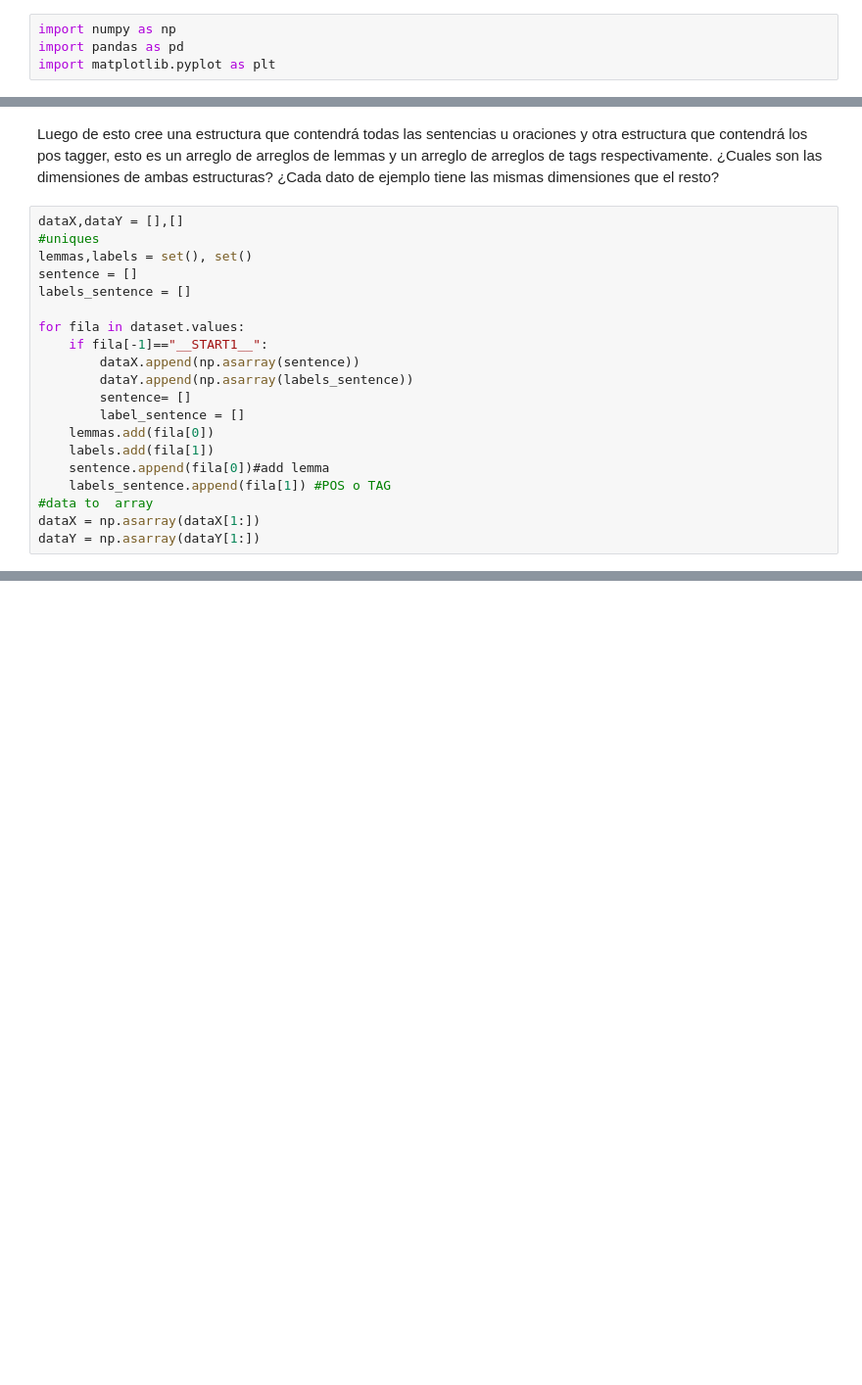
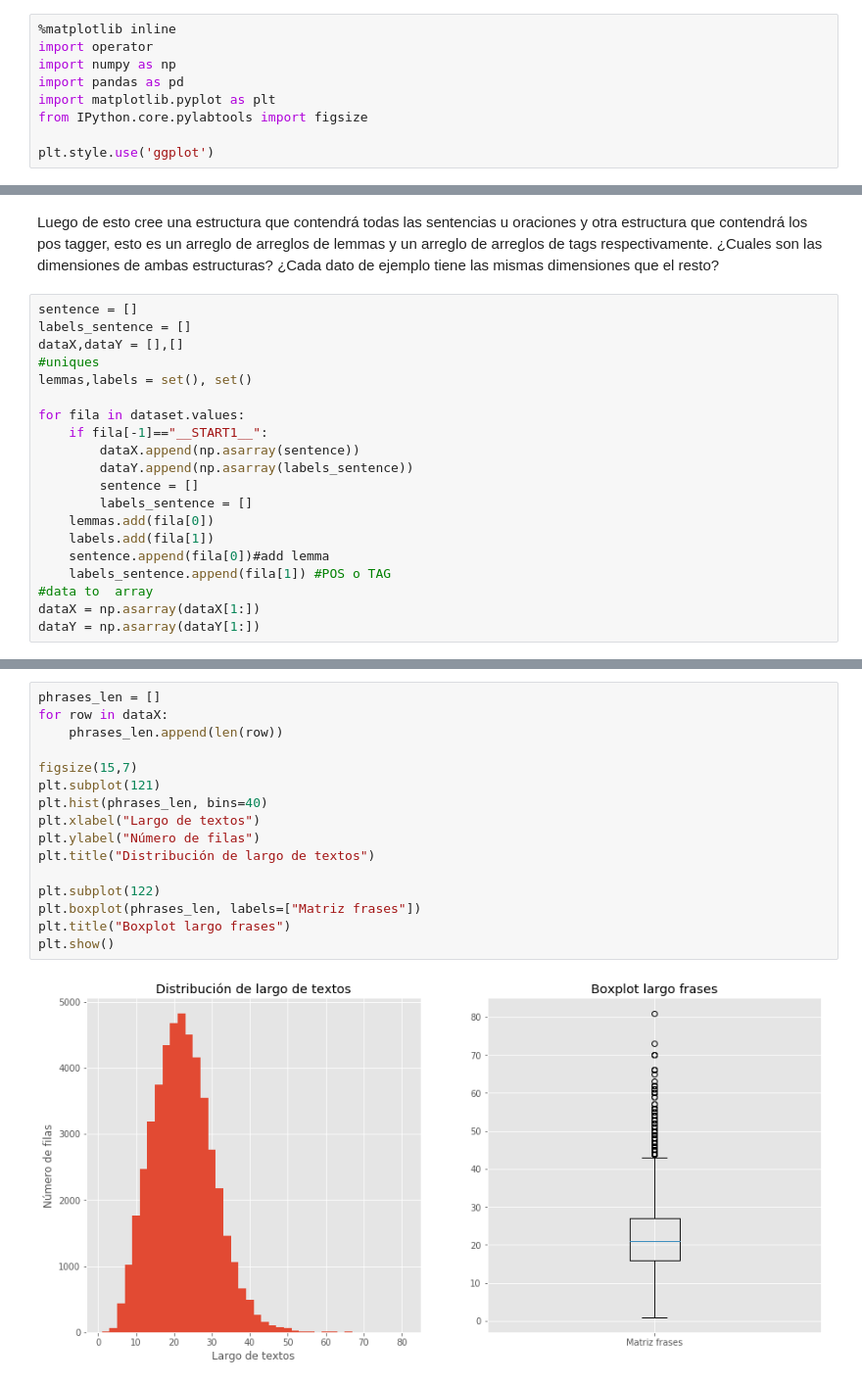
Before and after one commit to MrSutra/NeuralNetworks-2, a Jupyter notebook: Pregunta 2.ipynb, the cells around one changed output, grey strips where cells are left out. Shown at 98% size. Cells and saved outputs as stored; diff of their text form; blank space fills up the shorter version.

```diff
--- a/Pregunta 2.ipynb
+++ b/Pregunta 2.ipynb
@@ -203,7 +6,12 @@ for i in range(400):
 # %%
+%matplotlib inline
+import operator
 import numpy as np
 import pandas as pd
 import matplotlib.pyplot as plt
+from IPython.core.pylabtools import figsize
+
+plt.style.use('ggplot')
 # %%
 file = "./entity-annotated-corpus/ner.csv.zip"
 df_ner = pd.read_csv(file, compression="infer", error_bad_lines=False, encoding="Latin-1")
@@ -236,18 +68,18 @@ dataset.head()
 # %% [markdown]
 Luego de esto cree una estructura que contendrá todas las sentencias u oraciones y otra estructura que contendrá los pos tagger, esto es un arreglo de arreglos de lemmas y un arreglo de arreglos de tags respectivamente. ¿Cuales son las dimensiones de ambas estructuras? ¿Cada dato de ejemplo tiene las mismas dimensiones que el resto?
 # %%
+sentence = []
+labels_sentence = []
 dataX,dataY = [],[]
 #uniques
 lemmas,labels = set(), set()
-sentence = []
-labels_sentence = []
 
 for fila in dataset.values:
     if fila[-1]=="__START1__":
         dataX.append(np.asarray(sentence))
         dataY.append(np.asarray(labels_sentence))
-        sentence= []
-        label_sentence = []
+        sentence = []
+        labels_sentence = []
     lemmas.add(fila[0])
     labels.add(fila[1])
     sentence.append(fila[0])#add lemma
@@ -259,0 +103,18 @@ KeyboardInterrupt:
+# %%
+phrases_len = []
+for row in dataX:
+    phrases_len.append(len(row))
+
+figsize(15,7)
+plt.subplot(121)
+plt.hist(phrases_len, bins=40)
+plt.xlabel("Largo de textos")
+plt.ylabel("Número de filas")
+plt.title("Distribución de largo de textos")
+
+plt.subplot(122)
+plt.boxplot(phrases_len, labels=["Matriz frases"])
+plt.title("Boxplot largo frases")
+plt.show()
+# %% [output]
+[figure, added]
```
Also changed, not shown: parts of 34 cells of this notebook.
